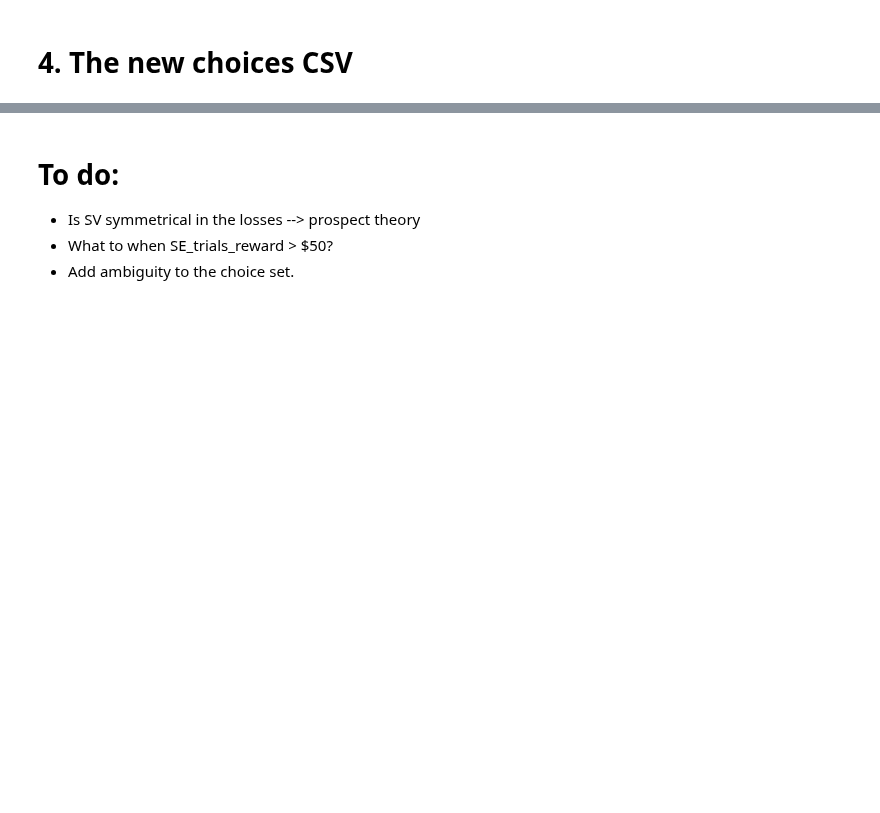
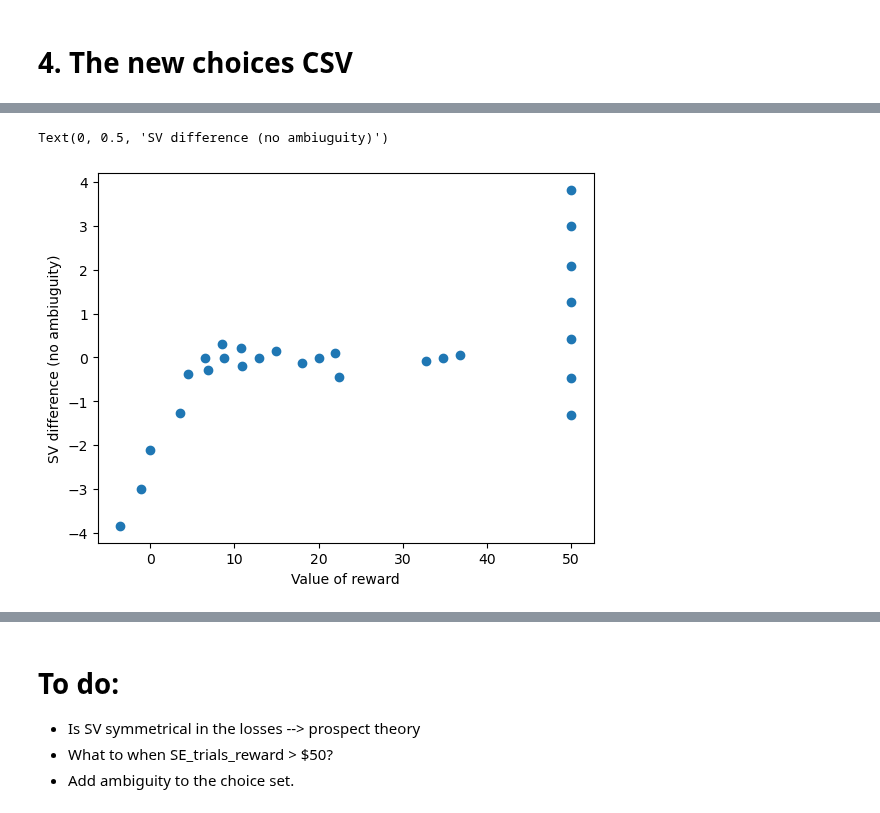
Before and after one commit to CDN-Lab/Adaptive_Choicesets, a Jupyter notebook: gen_choice_set_space.ipynb, the cells around one changed output, grey strips where cells are left out. Saved outputs shown, nothing was run; the diff lists cells and outputs as text; code cells hidden in the pictures; blank space fills up the shorter version.

```diff
--- a/gen_choice_set_space.ipynb
+++ b/gen_choice_set_space.ipynb
@@ -304,0 +358,8 @@ pd.read_csv(crdm_trials_50cap)
+# %%
+df = pd.read_csv(crdm_trials_50cap)
+df['SV_reward'] = (df['p_reward'] - beta*A/2)*df['value_reward']**alpha
+df.loc[df['value_reward'] == -3.55, 'SV_reward'] = -1.629444
+df.loc[df['value_reward'] == -1.13, 'SV_reward'] = -0.797516
+df['SV_safe'] = 5.0**alpha
+df['deltaSV'] = df['SV_reward'] - df['SV_safe']
+df
@@ -304,0 +384,11 @@ pd.read_csv(crdm_trials_50cap)
+# %%
+#Scatter Plot
+plt.figure()
+x = df['value_reward']
+y = df['deltaSV']
+plt.scatter(x,y)
+plt.xlabel('Value of reward')
+plt.ylabel('SV difference (no ambiuguity)')
+# %% [output]
+Text(0, 0.5, 'SV difference (no ambiuguity)')
+[figure, added]
```
Also changed, not shown: parts of 18 cells of this notebook.
